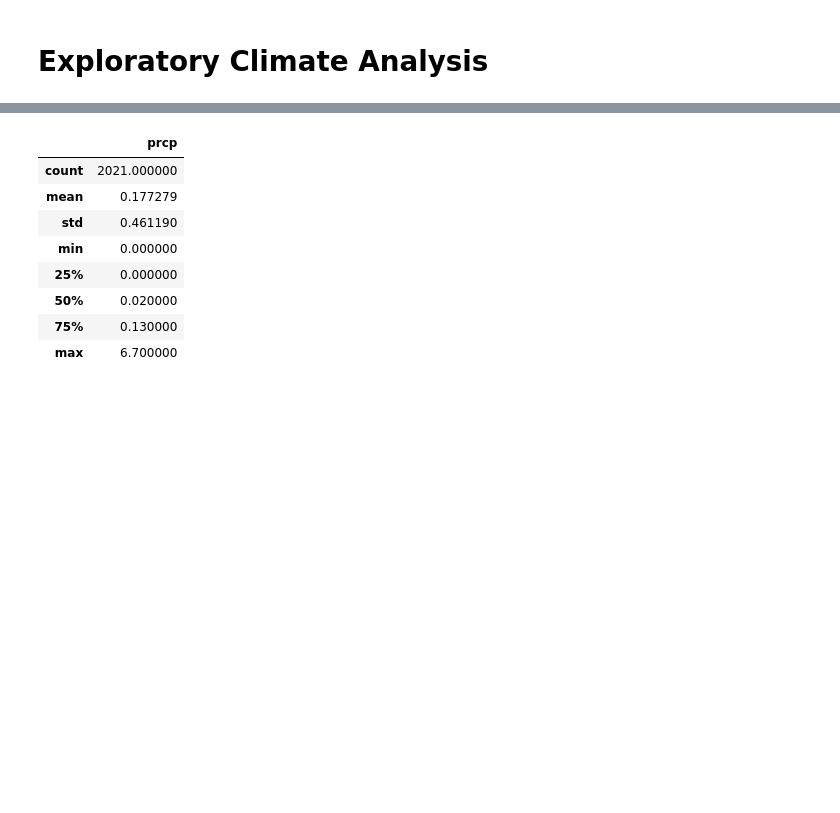
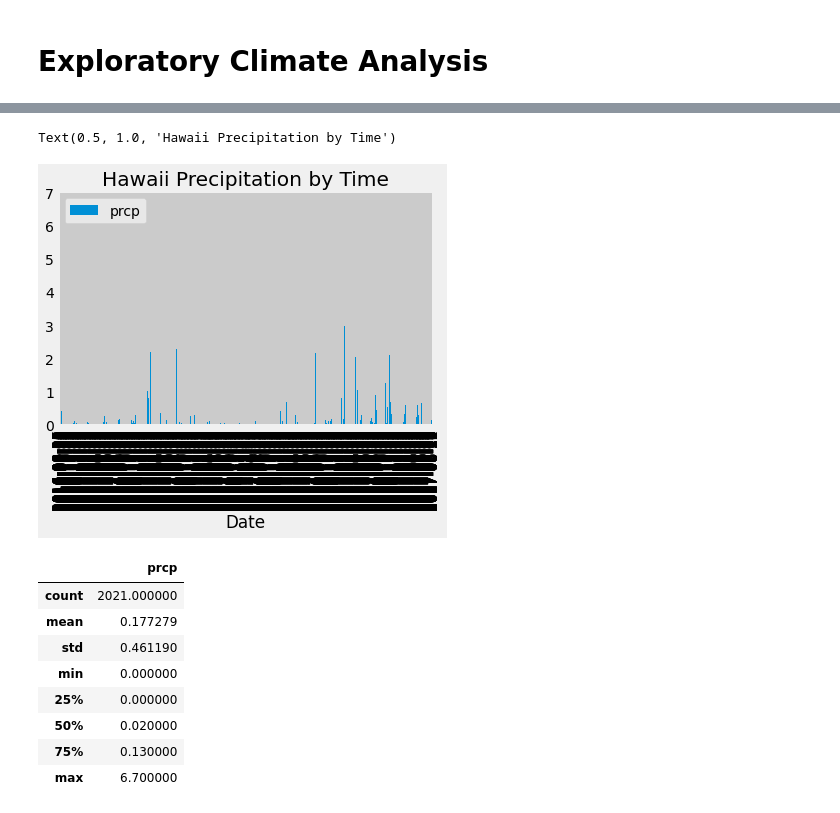
Before and after one commit to econway0321/sqlalchemy-challenge, a Jupyter notebook: climate_starter.ipynb, the cells around one changed output, grey strips where cells are left out. Cells and saved outputs as stored; diff of their text form; code cells hidden in the pictures; blank space fills up the shorter version.

```diff
--- a/climate_starter.ipynb
+++ b/climate_starter.ipynb
@@ -170,0 +107,5 @@ plt.show()
+# %%
+# Perform a query to retrieve the data and precipitation scores
+sel=[Measurement.date, Measurement.prcp]
+prcp_scores=session.query(*sel).filter(Measurement.date>=year_ago).all()
+prcp_scores
@@ -170,0 +130,6 @@ plt.show()
+# %%
+# Save the query results as a Pandas DataFrame and set the index to the date column
+
+df=pd.DataFrame(prcp_scores, columns=['date', 'prcp'])
+df.set_index('date', inplace=True,)
+df.head()
@@ -171,3 +144,15 @@ plt.show()
+# %%
+# Use Pandas Plotting with Matplotlib to plot the data
+df.plot.bar(y='prcp')
+#plt.tight_layout()
+plt.xlabel('Date')
+plt.xticks(rotation=90)
+plt.ylabel('')
+plt.title('Hawaii Precipitation by Time')
+#plt.savefig('prcp.png')
+# %% [output]
+Text(0.5, 1.0, 'Hawaii Precipitation by Time')
+[figure, added]
 # %%
 # Use Pandas to calcualte the summary statistics for the precipitation data
 df.describe()
```
Also changed, not shown: parts of 16 cells of this notebook, 9 other files.
